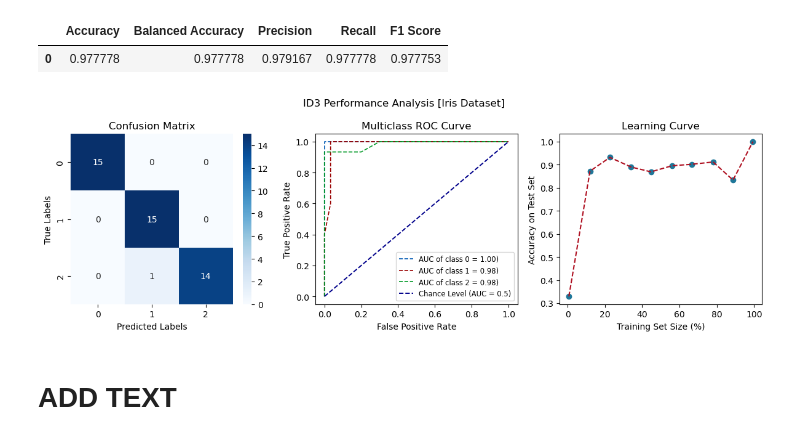
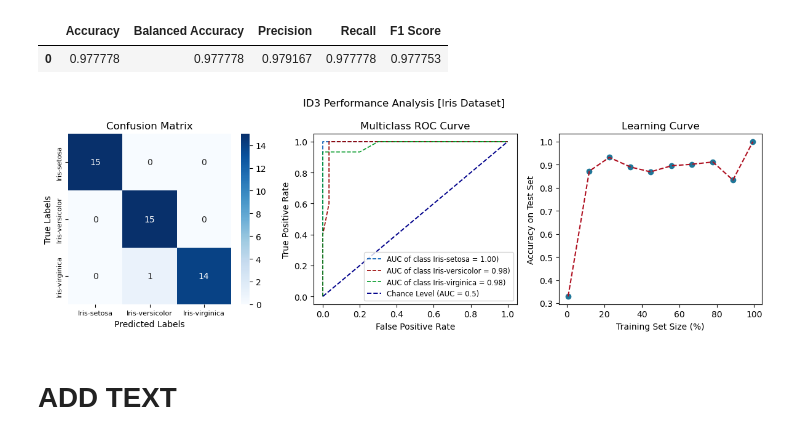
Before and after one commit to EstevesX10/AI-Decision-Trees-ID3, a Jupyter notebook: Decision Trees - ID3/Decision_Trees_ID3.ipynb, the cells around one changed output. Saved outputs shown, nothing was run; the diff lists cells and outputs as text; code cells hidden in the pictures.

```diff
--- a/Decision Trees - ID3/Decision_Trees_ID3.ipynb
+++ b/Decision Trees - ID3/Decision_Trees_ID3.ipynb
@@ -269,7 +271,7 @@ class Node:
             self.class_proba = [0 for _ in range(len(target_values))]
 # %%
 class DecisionTree:
-    def __init__(self, min_samples_split=1, max_depth=20, n_features=None):
+    def __init__(self, min_samples_split=1, max_depth=10, n_features=None):
         # Amount of Samples needed to perform a split
         self.min_samples_split = min_samples_split
 
@@ -960,7 +962,7 @@ $Test \space Set$
 | 44 | (6.3, 7.9] | (2.8, 3.2] | (5.0, 6.9] | (1.8, 2.5] | Iris-virginica |
 # %%
 # Training the Decision Tree
-iris_dt = DecisionTree()
+iris_dt = DecisionTree(max_depth=10, min_samples_split=5)
 iris_dt.fit(x_train, y_train)
 # %%
 # Train
@@ -1051,14 +1053,14 @@ iris_metrics_df
 # %%
 # Plotting the Confusion Matrix and the Learning Curve
 try:
     iris_points = Load_json_file('./Experimental Results/Learning Curve Points/iris.json')['LC_Points']
 except:
     iris_points = calc_learning_curve_points(DecisionTree, iris.data, iris.target)
     Save_json_file({'LC_Points':iris_points}, './Experimental Results/Learning Curve Points/iris.json')
 
-Plot_Model_Stats(iris_dt, iris_points, x_test, y_test, Title='ID3 Performance Analysis [Iris Dataset]')
+Plot_Model_Stats(iris_dt, iris_points, iris, x_test, y_test, Title='ID3 Performance Analysis [Iris Dataset]')
 # %% [output]
-[figure, old version]
+[figure, new version]
 # %% [markdown]
 # ADD TEXT
 # %% [markdown]
```
Also changed, not shown: parts of 22 cells of this notebook, 1 other file.
